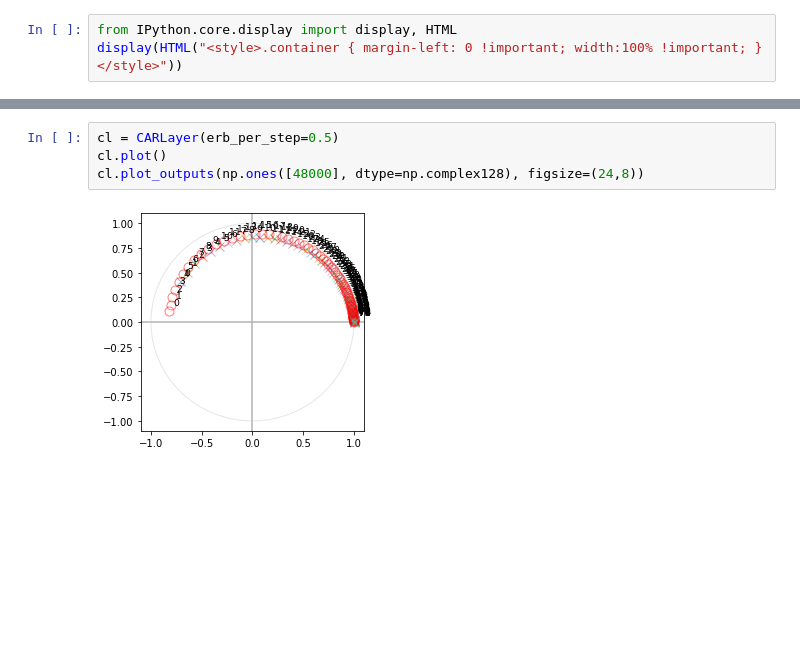
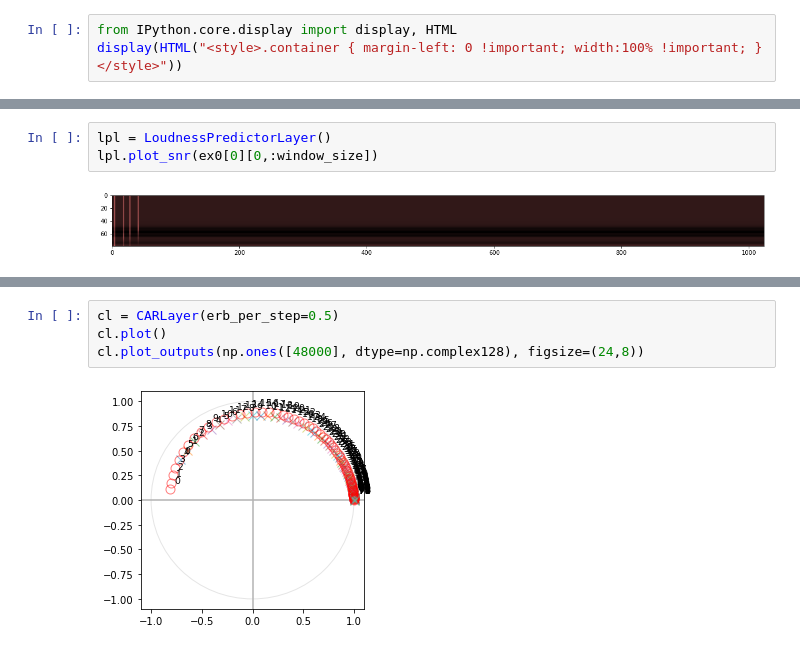
Before and after one commit to google-research/korvapuusti, a Jupyter notebook: experiments/partial_loudness/analysis/jupyter/TensorEars.ipynb, the cells around one changed output, grey strips where cells are left out. Drawn from its saved outputs; the diff is of its cells as text; blank space fills up the shorter version.

```diff
--- a/experiments/partial_loudness/analysis/jupyter/TensorEars.ipynb
+++ b/experiments/partial_loudness/analysis/jupyter/TensorEars.ipynb
@@ -419,0 +476,5 @@ tf.Tensor(
+# %%
+lpl = LoudnessPredictorLayer()
+lpl.plot_snr(ex0[0][0,:window_size])
+# %% [output]
+[figure, added]
```
Also changed, not shown: parts of 9 cells of this notebook.
